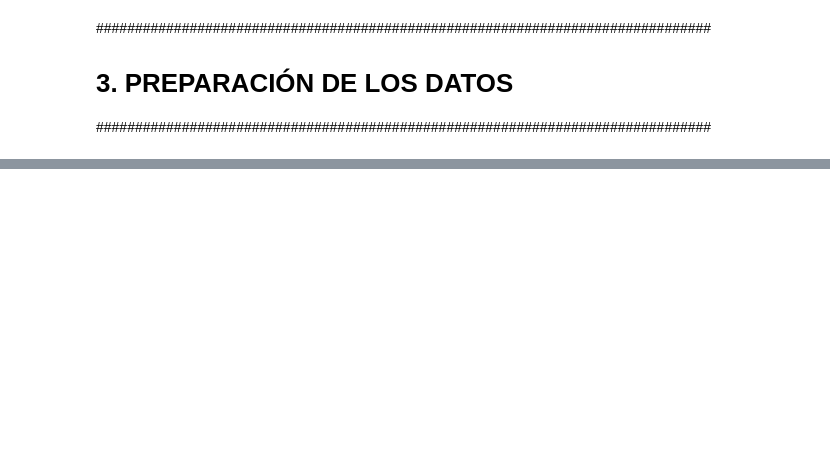
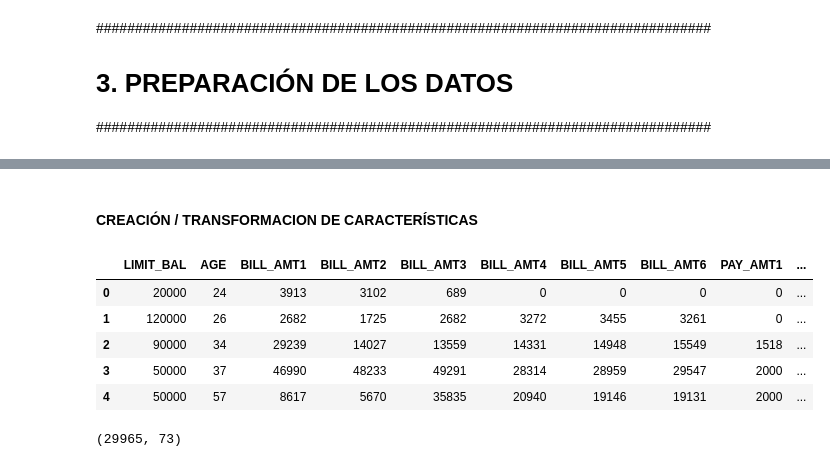
Before and after one commit to PUCP-DA2020-ML/Default-CreditCard, a Jupyter notebook: ProyML_Clasificacion_DefaultCreditCard.ipynb, the cells around one changed output, grey strips where cells are left out. Cells and saved outputs as stored; diff of their text form; code cells hidden in the pictures; blank space fills up the shorter version.

```diff
--- a/ProyML_Clasificacion_DefaultCreditCard.ipynb
+++ b/ProyML_Clasificacion_DefaultCreditCard.ipynb
@@ -661,0 +656,2 @@ sns.pairplot(df_defcredcard)
+# %%
+df_defcredcard_preproc = df_defcredcard.copy()
@@ -661,0 +684,2 @@ sns.pairplot(df_defcredcard)
+# %%
+df_defcredcard_preproc.drop_duplicates(keep="first", inplace=True)
@@ -661,0 +793,14 @@ sns.pairplot(df_defcredcard)
+# %%
+#--------------------------------------------------------------------
+# TRATAMIENTO DE VALORES PERDIDOS PARA VAR. CATEGORICAS
+#--------------------------------------------------------------------
+df_defcredcard_preproc['EDUCATION'].replace(to_replace=['5', '6', '0'], value=['4', '4', '4'], inplace=True)
+df_defcredcard_preproc['MARRIAGE'].replace(to_replace=['0'], value=['3'], inplace=True)
+
+#'-999': Indeterminado
+df_defcredcard_preproc['PAY_0'].replace(to_replace=['-2', '0'], value=['-999', '-999'], inplace=True)
+df_defcredcard_preproc['PAY_2'].replace(to_replace=['-2', '0'], value=['-999', '-999'], inplace=True)
+df_defcredcard_preproc['PAY_3'].replace(to_replace=['-2', '0'], value=['-999', '-999'], inplace=True)
+df_defcredcard_preproc['PAY_4'].replace(to_replace=['-2', '0'], value=['-999', '-999'], inplace=True)
+df_defcredcard_preproc['PAY_5'].replace(to_replace=['-2', '0'], value=['-999', '-999'], inplace=True)
+df_defcredcard_preproc['PAY_6'].replace(to_replace=['-2', '0'], value=['-999', '-999'], inplace=True)
@@ -661,0 +875,2 @@ sns.pairplot(df_defcredcard)
+# %% [markdown]
+#### **CREACIÓN / TRANSFORMACION DE CARACTERÍSTICAS**
@@ -661,0 +880,21 @@ sns.pairplot(df_defcredcard)
+# %%
+df_defcredcard_preproc_OneHotEnc = pd.get_dummies(
+                                                  df_defcredcard_preproc,
+                                                  drop_first=True, # Eliminar la 1ra categoria para obtener k-1 categorias (para evitar correlación de variables redundantes)
+                                                  #dummy_na=True # Adicionar una columna para indicar NaN
+                                                  )
+# Renombrar variable objetivo
+df_defcredcard_preproc_OneHotEnc.rename(columns={'default_payment_next_month_1': 'default_payment_next_month'}, inplace=True)
+# %%
+df_defcredcard_preproc_OneHotEnc.head()
+# %% [output]
+|  | LIMIT_BAL | AGE | BILL_AMT1 | BILL_AMT2 | BILL_AMT3 | BILL_AMT4 | BILL_AMT5 | BILL_AMT6 | PAY_AMT1 | ... |
+| 0 | 20000 | 24 | 3913 | 3102 | 689 | 0 | 0 | 0 | 0 | ... |
+| 1 | 120000 | 26 | 2682 | 1725 | 2682 | 3272 | 3455 | 3261 | 0 | ... |
+| 2 | 90000 | 34 | 29239 | 14027 | 13559 | 14331 | 14948 | 15549 | 1518 | ... |
+| 3 | 50000 | 37 | 46990 | 48233 | 49291 | 28314 | 28959 | 29547 | 2000 | ... |
+| 4 | 50000 | 57 | 8617 | 5670 | 35835 | 20940 | 19146 | 19131 | 2000 | ... |
+# %%
+df_defcredcard_preproc_OneHotEnc.shape
+# %% [output]
+(29965, 73)
```
Also changed, not shown: parts of 62 cells of this notebook.
